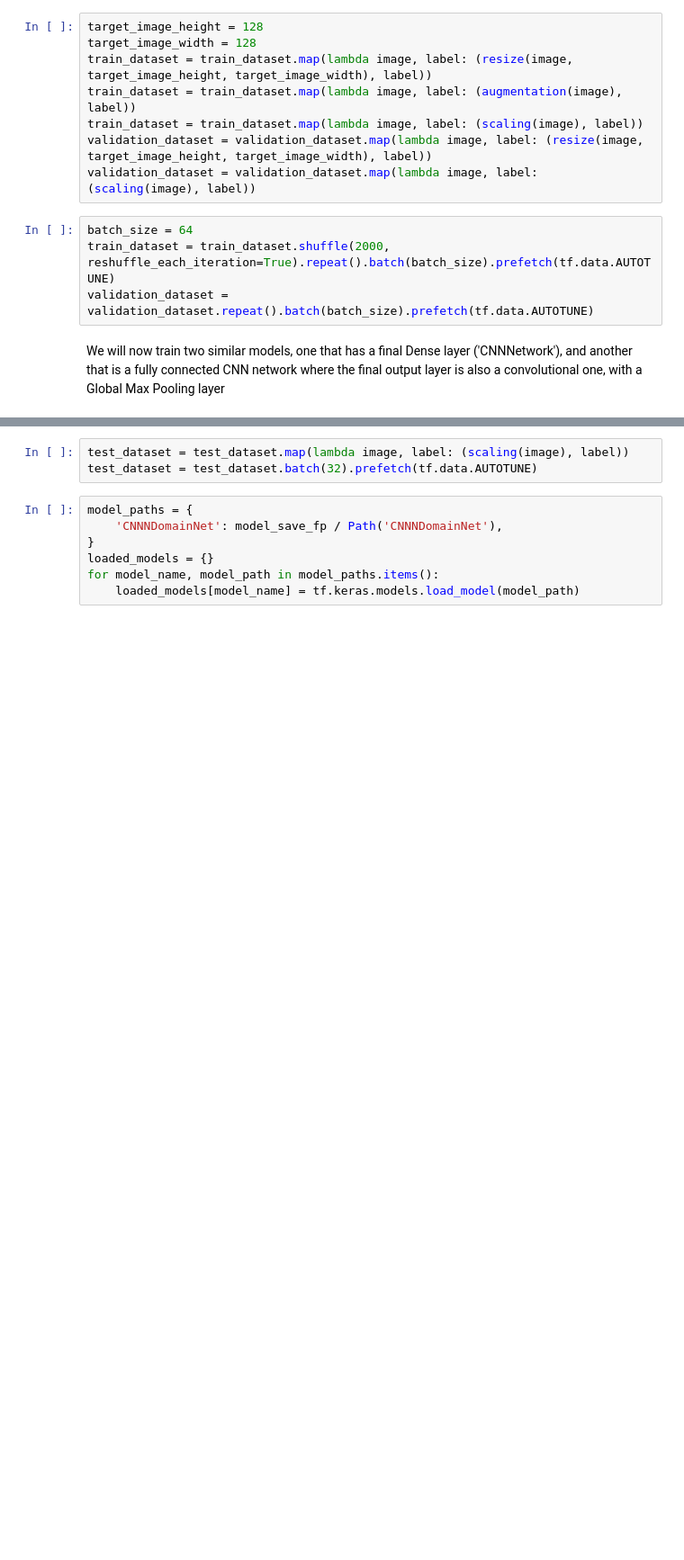
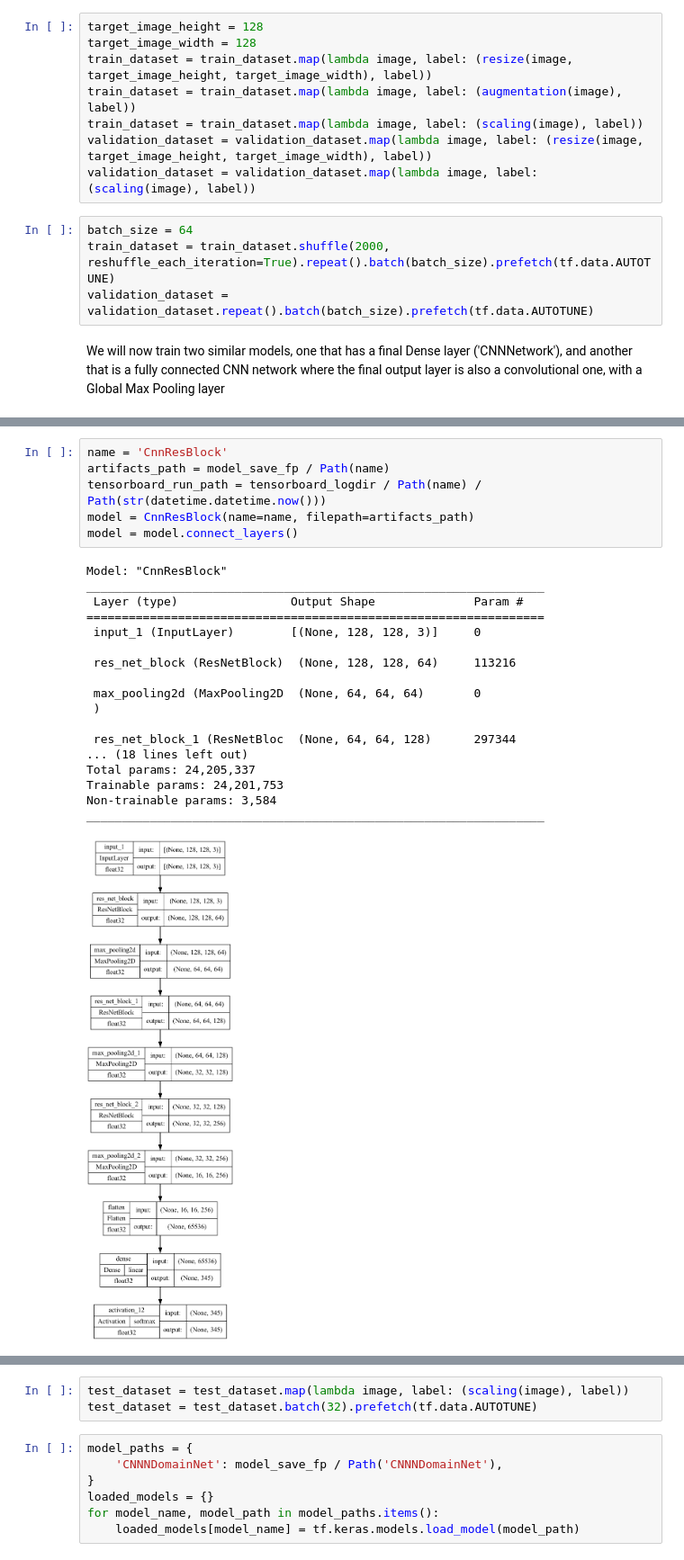
Before and after one commit to rondinini/deeplearning, a Jupyter notebook: domainnet.ipynb, the cells around one changed output, grey strips where cells are left out. Shown at 90% size. Saved outputs shown, nothing was run; the diff lists cells and outputs as text; blank space fills up the shorter version.

Commit message:
added resnet block

```diff
--- a/domainnet.ipynb
+++ b/domainnet.ipynb
@@ -117,3 +135,28 @@ _________________________________________________________________
+# %%
+name = 'CnnResBlock'
+artifacts_path = model_save_fp / Path(name)
+tensorboard_run_path = tensorboard_logdir / Path(name) / Path(str(datetime.datetime.now()))
+model = CnnResBlock(name=name, filepath=artifacts_path)
+model = model.connect_layers()
+# %% [output]
+Model: "CnnResBlock"
+_________________________________________________________________
+ Layer (type)                Output Shape              Param #
+=================================================================
+ input_1 (InputLayer)        [(None, 128, 128, 3)]     0
+
+ res_net_block (ResNetBlock)  (None, 128, 128, 64)     113216
+
+ max_pooling2d (MaxPooling2D  (None, 64, 64, 64)       0
+ )
+
+ res_net_block_1 (ResNetBloc  (None, 64, 64, 128)      297344
+... (18 lines left out)
+Total params: 24,205,337
+Trainable params: 24,201,753
+Non-trainable params: 3,584
+_________________________________________________________________
+[figure, added]
 # %%
 epochs = 200
 model.fit(
```
Also changed, not shown: parts of 6 cells of this notebook, 2 other files.
